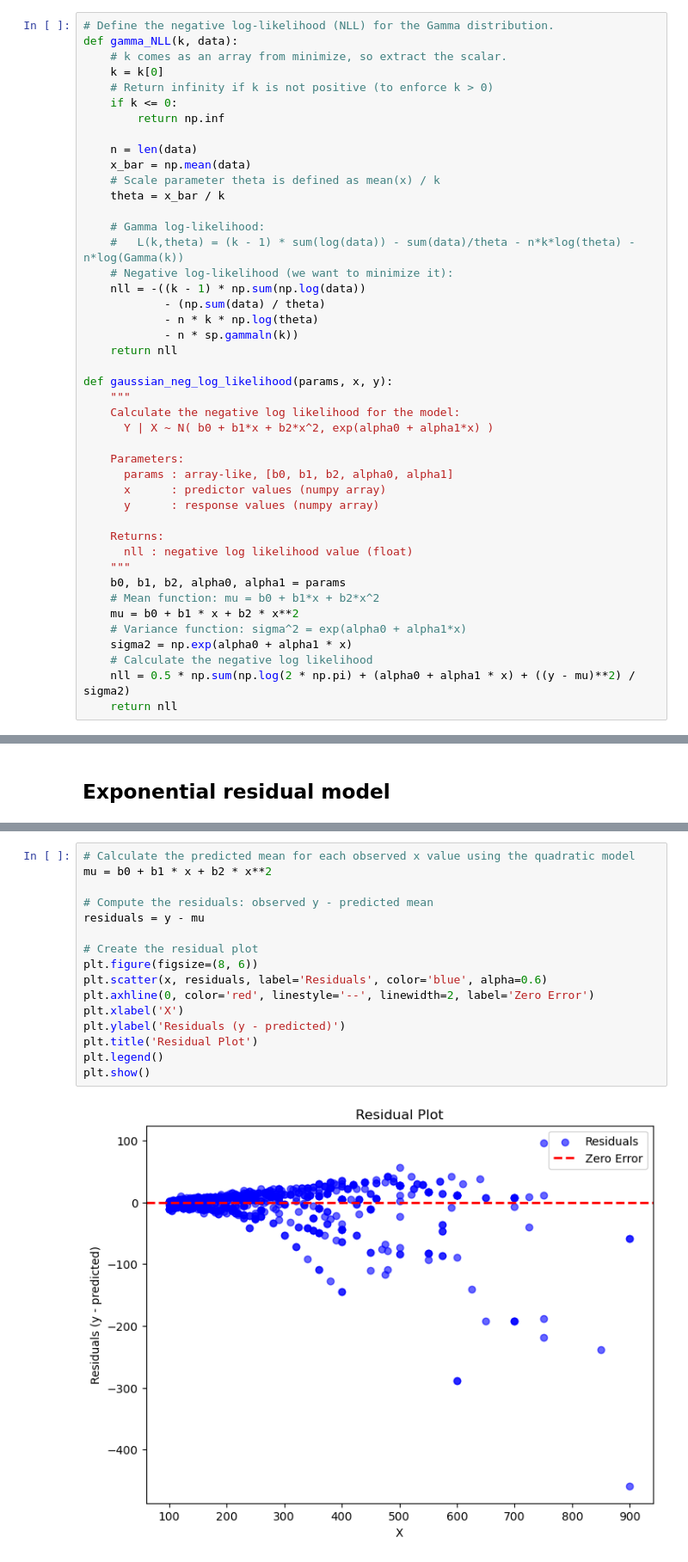
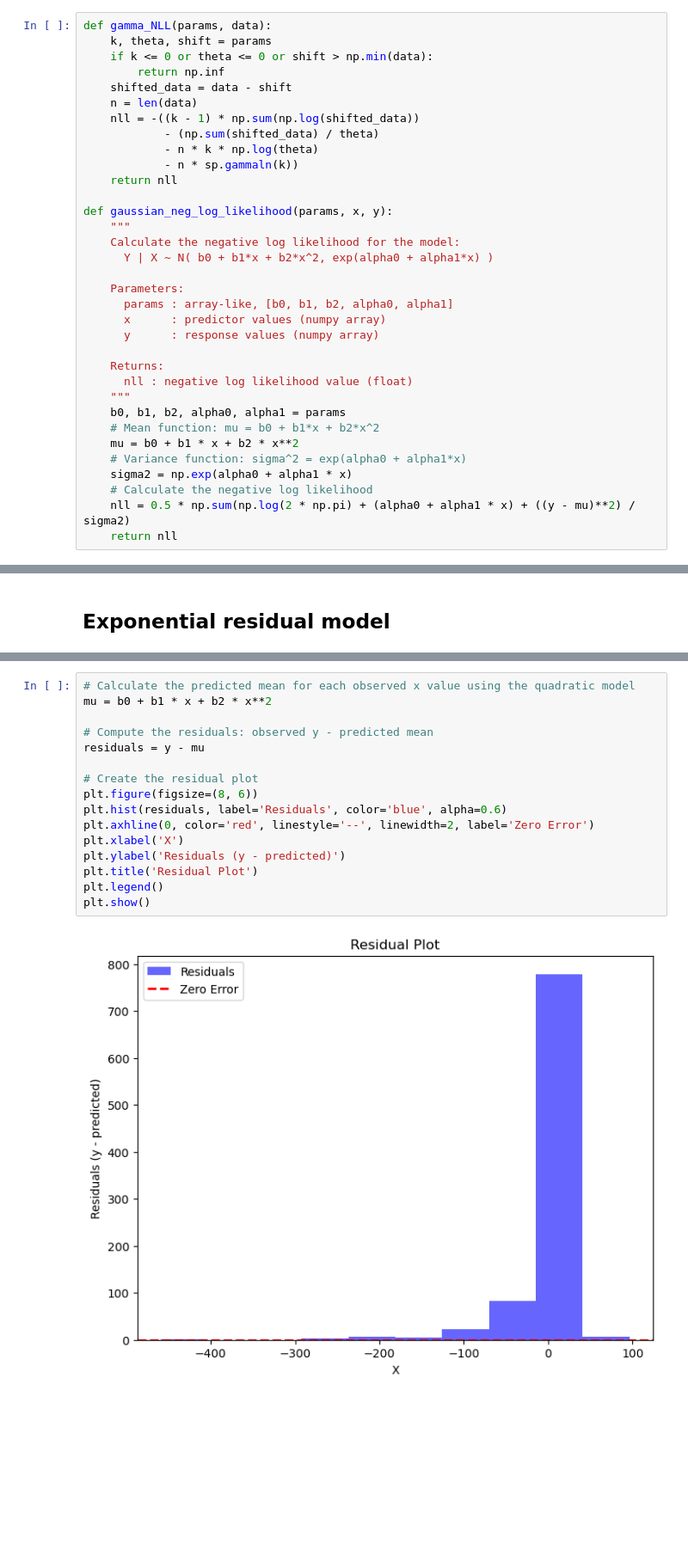
Before and after one commit to jakebirnbach/MoneyLineGANs, a Jupyter notebook: ML Models/stat_model.ipynb, the cells around one changed output, grey strips where cells are left out. Shown at 86% size. Cells and saved outputs as stored; diff of their text form; blank space fills up the shorter version.

Commit message:
fixed shifted gamma stuff

```diff
--- a/ML Models/stat_model.ipynb
+++ b/ML Models/stat_model.ipynb
@@ -81,24 +81,14 @@ plt.show()
     * Fit least squares model 2 to data
     * Add residuals to generated y value when sampling
 # %%
-# Define the negative log-likelihood (NLL) for the Gamma distribution.
-def gamma_NLL(k, data):
-    # k comes as an array from minimize, so extract the scalar.
-    k = k[0]
-    # Return infinity if k is not positive (to enforce k > 0)
-    if k <= 0:
+def gamma_NLL(params, data):
+    k, theta, shift = params
+    if k <= 0 or theta <= 0 or shift > np.min(data):
         return np.inf
-
+    shifted_data = data - shift
     n = len(data)
-    x_bar = np.mean(data)
-    # Scale parameter theta is defined as mean(x) / k
-    theta = x_bar / k
-
-    # Gamma log-likelihood:
-    #   L(k,theta) = (k - 1) * sum(log(data)) - sum(data)/theta - n*k*log(theta) - n*log(Gamma(k))
-    # Negative log-likelihood (we want to minimize it):
-    nll = -((k - 1) * np.sum(np.log(data))
-            - (np.sum(data) / theta)
+    nll = -((k - 1) * np.sum(np.log(shifted_data))
+            - (np.sum(shifted_data) / theta)
             - n * k * np.log(theta)
             - n * sp.gammaln(k))
     return nll
@@ -780,18 +773,18 @@ plt.show()
 # %%
 # Calculate the predicted mean for each observed x value using the quadratic model
 mu = b0 + b1 * x + b2 * x**2
 
 # Compute the residuals: observed y - predicted mean
 residuals = y - mu
 
 # Create the residual plot
 plt.figure(figsize=(8, 6))
-plt.scatter(x, residuals, label='Residuals', color='blue', alpha=0.6)
+plt.hist(residuals, label='Residuals', color='blue', alpha=0.6)
 plt.axhline(0, color='red', linestyle='--', linewidth=2, label='Zero Error')
 plt.xlabel('X')
 plt.ylabel('Residuals (y - predicted)')
 plt.title('Residual Plot')
 plt.legend()
 plt.show()
 # %% [output]
-[figure, old version]
+[figure, new version]
```
Also changed, not shown: parts of 15 cells of this notebook.
